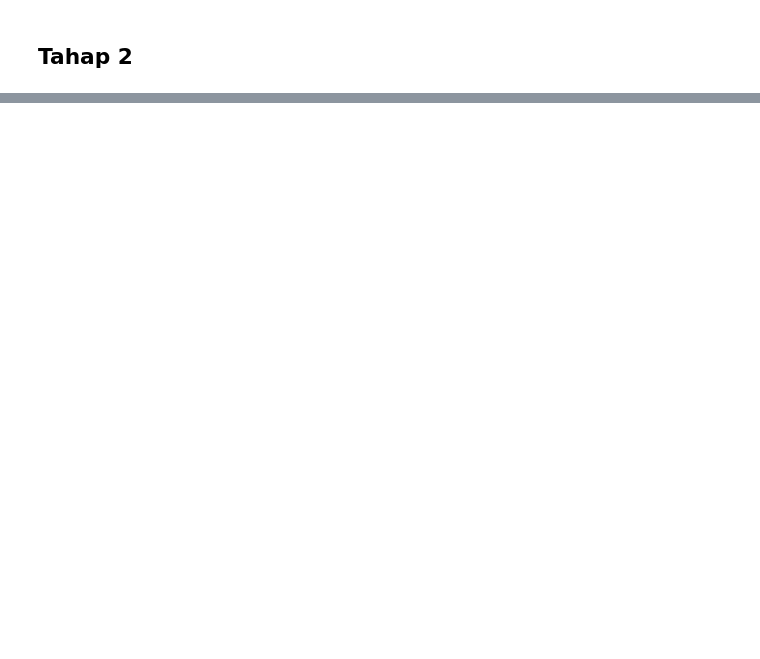
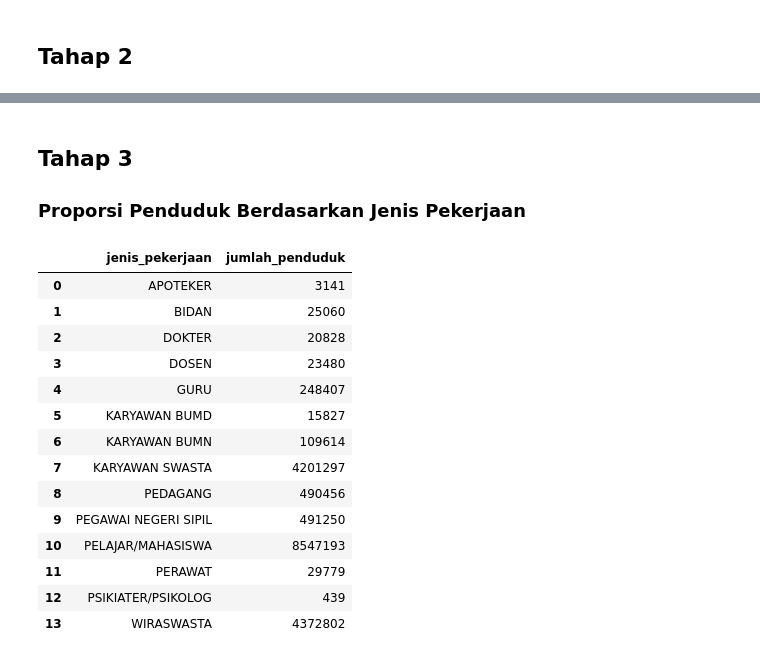
Before and after one commit to akhmadtaufik/project-sampling, a Jupyter notebook: project-sampling.ipynb, the cells around one changed output, grey strips where cells are left out. Saved outputs shown, nothing was run; the diff lists cells and outputs as text; code cells hidden in the pictures; blank space fills up the shorter version.

```diff
--- a/project-sampling.ipynb
+++ b/project-sampling.ipynb
@@ -1416,0 +1426,47 @@ tahap_2_sample
+# %% [markdown]
+## Tahap 3
+
+### Proporsi Penduduk Berdasarkan Jenis Pekerjaan
+# %%
+pekerjaan_data = pd.read_excel('Dataset/jumlah_penduduk_berdasarkan_pekerjaan.xlsx', sheet_name='data')
+pekerjaan_data.query('tahun == 2020', inplace=True)
+unique_pekerjaan = [pek for pek in pekerjaan_data['jenis_pekerjaan'].unique()]
+# %%
+pekerjaan_selected = [
+    'KARYAWAN SWASTA',
+    'KARYAWAN BUMN',
+    'KARYAWAN BUMD',
+    'PELAJAR/MAHASISWA',
+    'DOSEN',
+    'GURU',
+    'DOKTER',
+    'BIDAN',
+    'PERAWAT',
+    'APOTEKER',
+    'PSIKIATER/PSIKOLOG',
+    'PEDAGANG',
+    'WIRASWASTA',
+    'PEGAWAI NEGERI SIPIL'
+]
+# %%
+pekerjaan_data = pekerjaan_data[pekerjaan_data['jenis_pekerjaan'].isin(pekerjaan_selected)]
+pekerjaan_data.drop(columns=['tahun'], axis=1, inplace=True)
+pekerjaan_data = pekerjaan_data.groupby(['jenis_pekerjaan']).sum()
+pekerjaan_data.reset_index(inplace=True)
+pekerjaan_data
+# %% [output]
+|  | jenis_pekerjaan | jumlah_penduduk |
+| 0 | APOTEKER | 3141 |
+| 1 | BIDAN | 25060 |
+| 2 | DOKTER | 20828 |
+| 3 | DOSEN | 23480 |
+| 4 | GURU | 248407 |
+| 5 | KARYAWAN BUMD | 15827 |
+| 6 | KARYAWAN BUMN | 109614 |
+| 7 | KARYAWAN SWASTA | 4201297 |
+| 8 | PEDAGANG | 490456 |
+| 9 | PEGAWAI NEGERI SIPIL | 491250 |
+| 10 | PELAJAR/MAHASISWA | 8547193 |
+| 11 | PERAWAT | 29779 |
+| 12 | PSIKIATER/PSIKOLOG | 439 |
+| 13 | WIRASWASTA | 4372802 |
```
Also changed, not shown: parts of 15 cells of this notebook.
